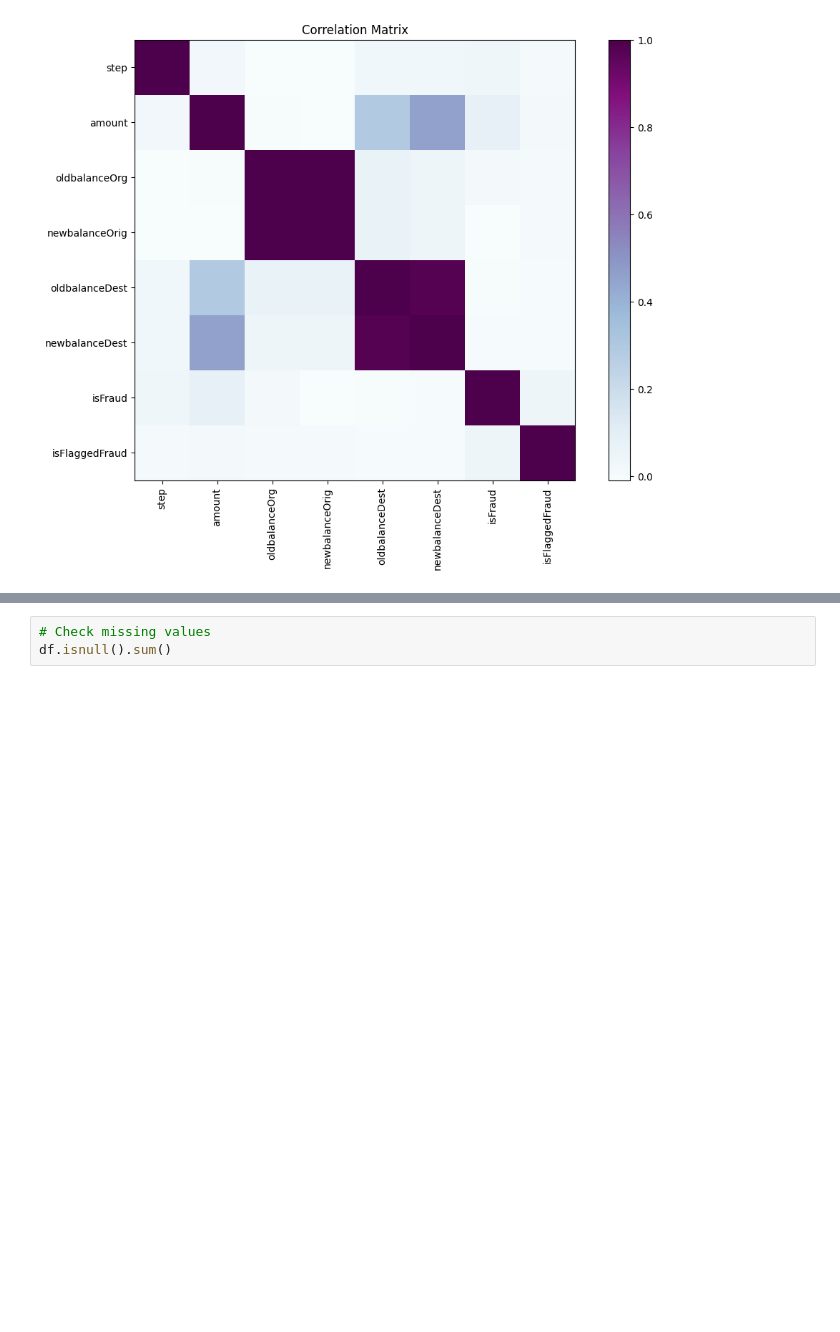
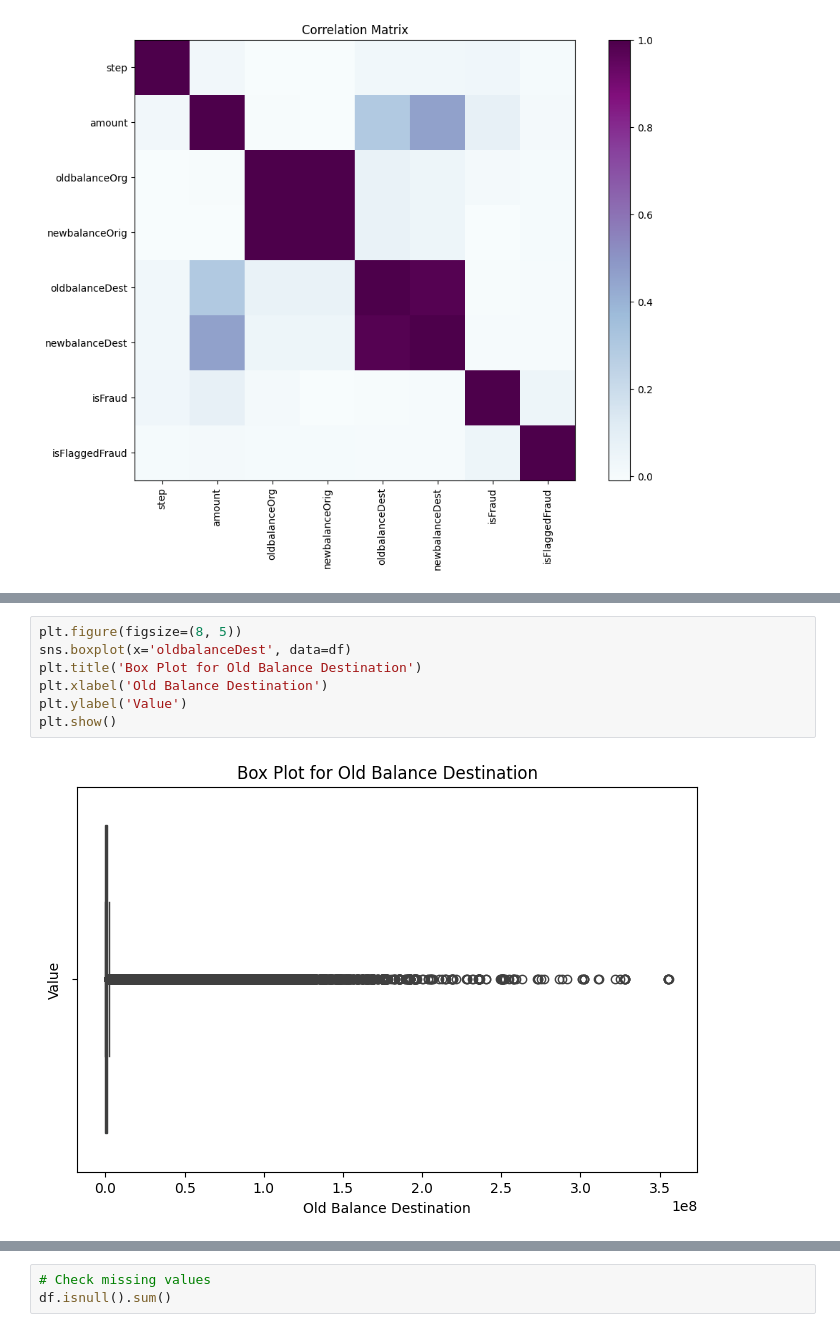
Before and after one commit to honeydewsago/MachineLearningCW, a Jupyter notebook: DataAnalysis.ipynb, the cells around one changed output, grey strips where cells are left out. Saved outputs shown, nothing was run; the diff lists cells and outputs as text; blank space fills up the shorter version.

```diff
--- a/DataAnalysis.ipynb
+++ b/DataAnalysis.ipynb
@@ -196,0 +134,9 @@ Name: count, Length: 145, dtype: int64
+# %%
+plt.figure(figsize=(8, 5))
+sns.boxplot(x='oldbalanceDest', data=df)
+plt.title('Box Plot for Old Balance Destination')
+plt.xlabel('Old Balance Destination')
+plt.ylabel('Value')
+plt.show()
+# %% [output]
+[figure, added]
```
Also changed, not shown: parts of 23 cells of this notebook.
